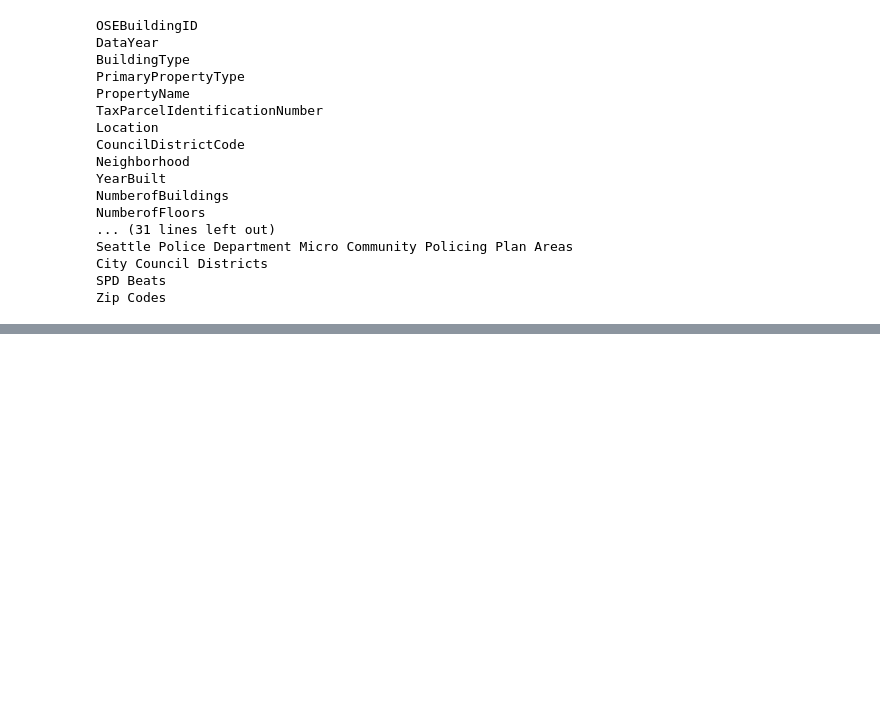
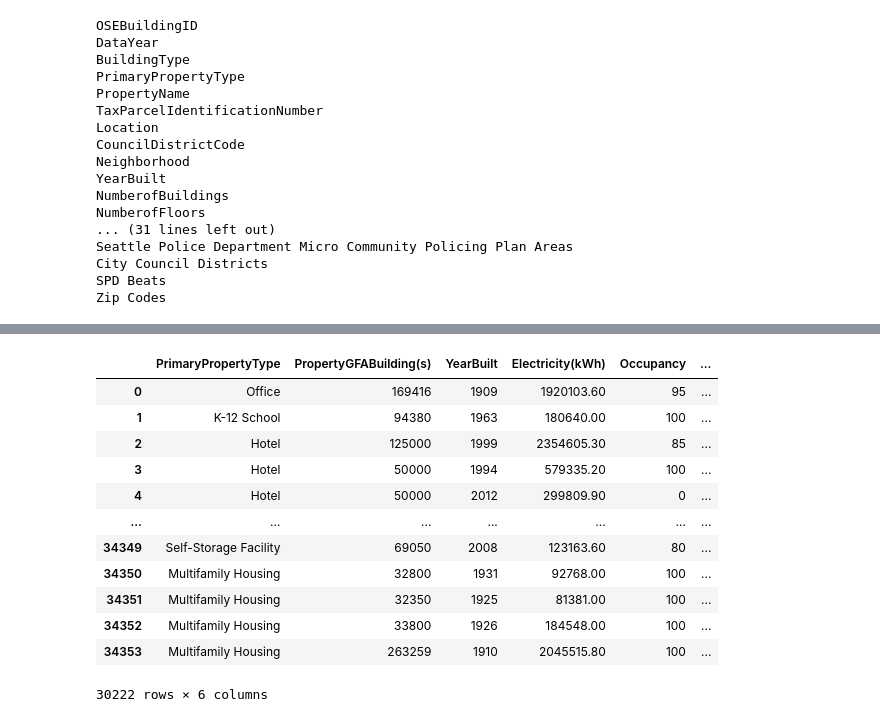
Before and after one commit to hramzan01/project_zero, a Jupyter notebook: nb_utilities_datamerge.ipynb, the cells around one changed output, grey strips where cells are left out. Saved outputs shown, nothing was run; the diff lists cells and outputs as text; code cells hidden in the pictures; blank space fills up the shorter version.

```diff
--- a/nb_utilities_datamerge.ipynb
+++ b/nb_utilities_datamerge.ipynb
@@ -115,0 +184,23 @@ dtype: int64
+# %%
+# saving buildings with high correlation in a list
+high_correlation = list(sorted_correlation_df['BuildingType'])
+high_correlation = [building.replace('BuildingType_','') for building in high_correlation]
+
+
+# filter to show only those with high correlations
+df_nyc_renamed = df_nyc_renamed[df_nyc_renamed.PrimaryPropertyType.isin(high_correlation)]
+df_nyc_renamed
+# %% [output]
+|  | PrimaryPropertyType | PropertyGFABuilding(s) | YearBuilt | Electricity(kWh) | Occupancy | ... |
+| 0 | Office | 169416 | 1909 | 1920103.60 | 95 | ... |
+| 1 | K-12 School | 94380 | 1963 | 180640.00 | 100 | ... |
+| 2 | Hotel | 125000 | 1999 | 2354605.30 | 85 | ... |
+| 3 | Hotel | 50000 | 1994 | 579335.20 | 100 | ... |
+| 4 | Hotel | 50000 | 2012 | 299809.90 | 0 | ... |
+| ... | ... | ... | ... | ... | ... | ... |
+| 34349 | Self-Storage Facility | 69050 | 2008 | 123163.60 | 80 | ... |
+| 34350 | Multifamily Housing | 32800 | 1931 | 92768.00 | 100 | ... |
+| 34351 | Multifamily Housing | 32350 | 1925 | 81381.00 | 100 | ... |
+| 34352 | Multifamily Housing | 33800 | 1926 | 184548.00 | 100 | ... |
+| 34353 | Multifamily Housing | 263259 | 1910 | 2045515.80 | 100 | ... |
+30222 rows × 6 columns
```
Also changed, not shown: parts of 11 cells of this notebook.
